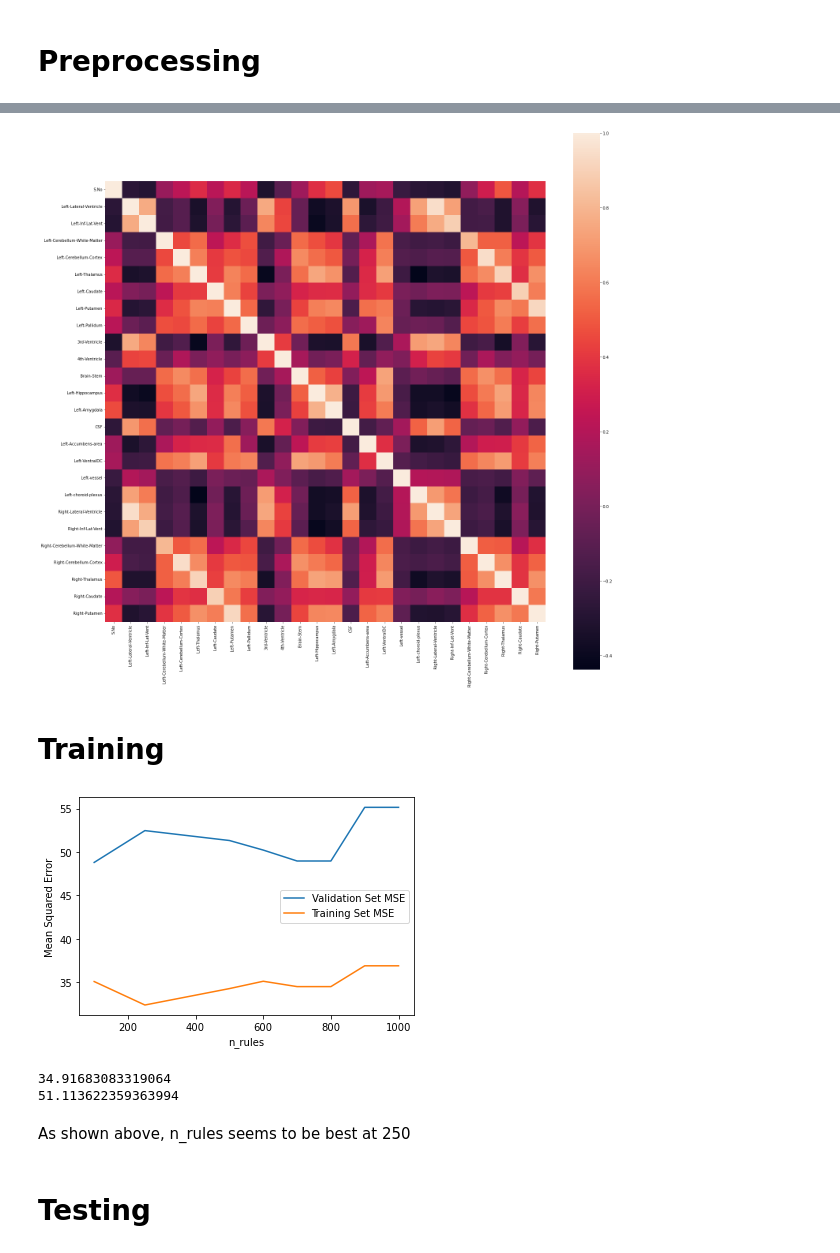
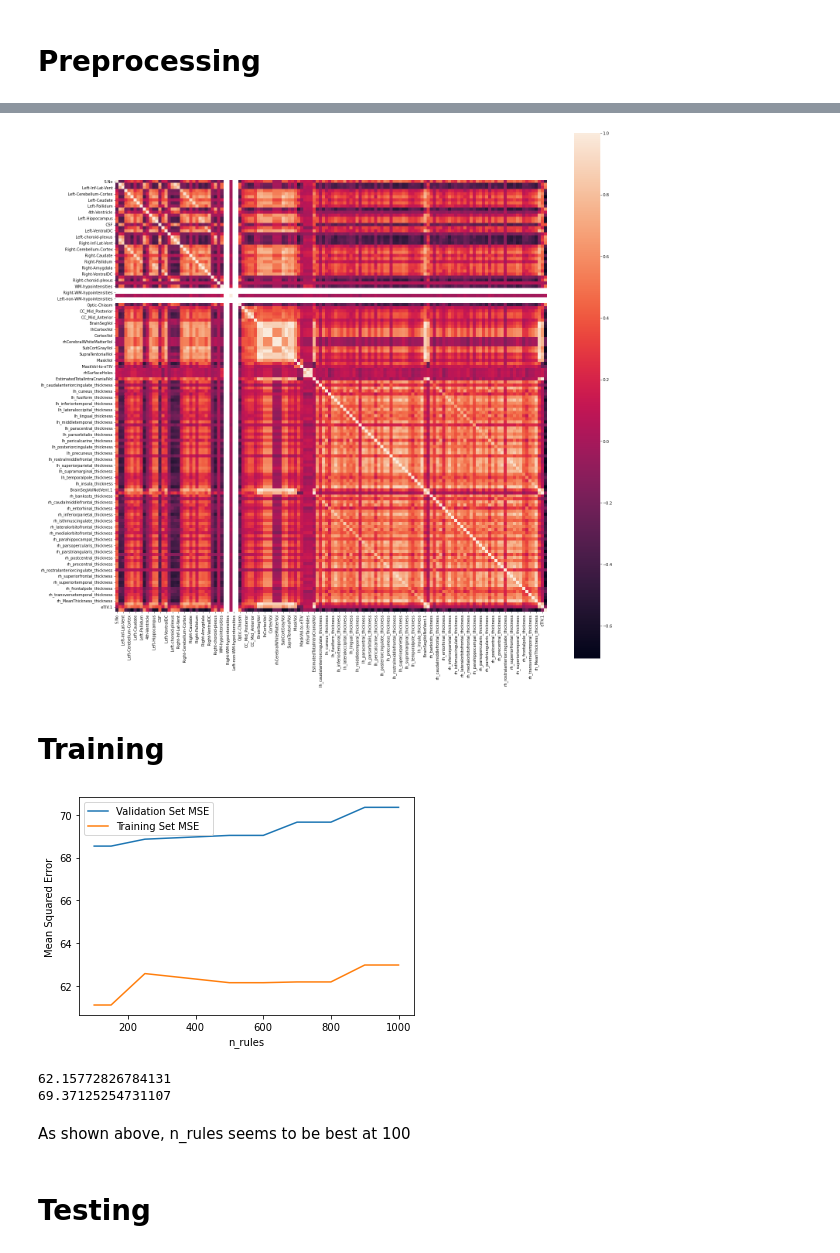
Before and after one commit to nickknapton12/BMEN415_Final_Project, a Jupyter notebook: Regression/Nick/CubistTree.ipynb, the cells around one changed output, grey strips where cells are left out. Drawn from its saved outputs; the diff is of its cells as text; code cells hidden in the pictures.

```diff
--- a/Regression/Nick/CubistTree.ipynb
+++ b/Regression/Nick/CubistTree.ipynb
@@ -38,20 +67,20 @@ data_features.describe()
 # %%
-C_mat = data.iloc[:,:-115].corr()
+C_mat = data.iloc[:,:-1].corr()
 fig = plt.figure(figsize = (25,25))
 
 sb.heatmap(C_mat, square=True)
 plt.show()
 # %% [output]
-[figure, old version]
+[figure, new version]
 # %% [markdown]
 # Training
 # %%
 # Split out train data, 80%, and the rest, 20%
-X_train, X_rest, Y_train, Y_rest = train_test_split(data_features, data['Age'], test_size=0.20, random_state=33)
+X_train, X_rest, Y_train, Y_rest = train_test_split(pca_df, data['Age'], test_size=0.20, random_state=33)
 # Spit out validate data, 15% (of total, 75% of X_rest), and test, 5% (of total, 25% of rest)
 X_validate, X_test, Y_validate, Y_test = train_test_split(X_rest, Y_rest, test_size=0.25, random_state=33)
 
-rules = [100, 250, 500, 600, 700, 750, 800, 900, 1000]
+rules = [100, 150, 250, 500, 600, 700, 750, 800, 900, 1000]
 train_accuracy = np.empty(len(rules))
 validation_accuracy = np.empty(len(rules))
 
@@ -76,11 +105,11 @@ plt.show()
 print(sum(train_accuracy)/len(train_accuracy))
 print(sum(validation_accuracy)/len(validation_accuracy))
 # %% [output]
-[figure, old version]
+[figure, new version]
-34.91683083319064
-51.113622359363994
+62.15772826784131
+69.37125254731107
 # %% [markdown]
-As shown above, n_rules seems to be best at 250
+As shown above, n_rules seems to be best at 100
 # %% [markdown]
 # Testing
 # %%
```
Also changed, not shown: parts of 3 cells of this notebook, 2 other files.
